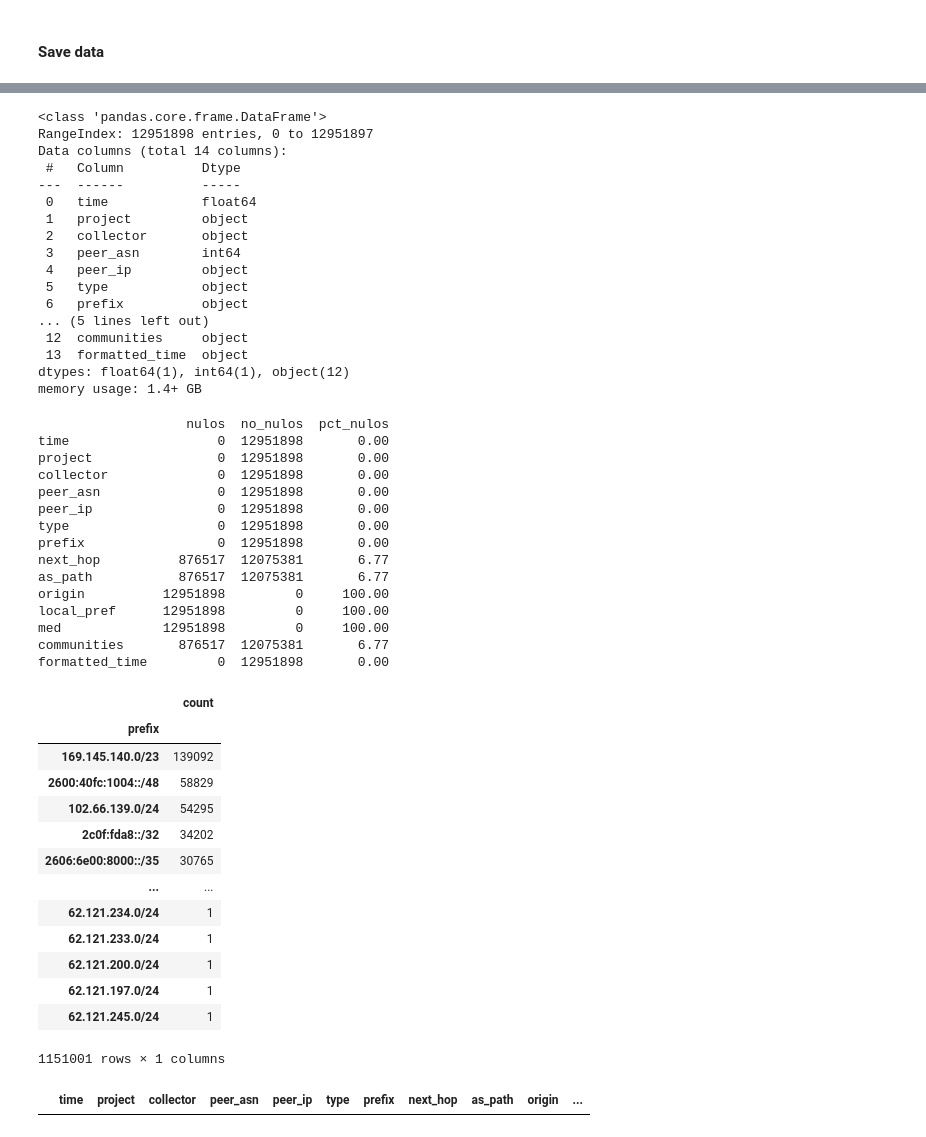
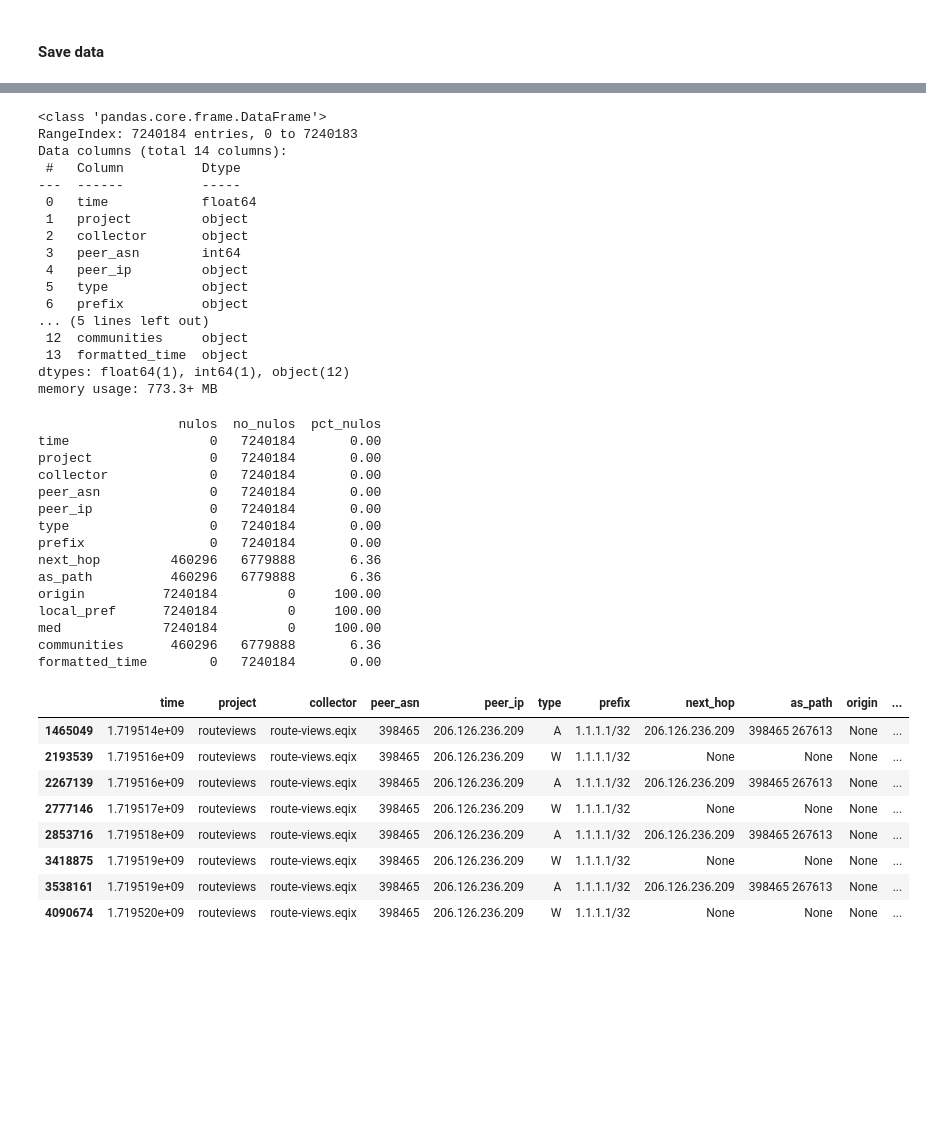
Before and after one commit to Proyecto-Integragor-Equipo-52/BGP-Hijacking-detection, a Jupyter notebook: notebooks/EDA_Chris.ipynb, the cells around one changed output, grey strips where cells are left out. Saved outputs shown, nothing was run; the diff lists cells and outputs as text; code cells hidden in the pictures; blank space fills up the shorter version.

```diff
--- a/notebooks/EDA_Chris.ipynb
+++ b/notebooks/EDA_Chris.ipynb
@@ -111,3 +112,7 @@ del df
 # %%
-df_parquet = pd.read_parquet('/home/chris/projects/BGP Hijacking detection/data/raw/cloudflare_june_27_2024.parquet',
+collector = "route-views.eqix"
+
+df_eqix = pd.read_parquet(f'/home/chris/projects/BGP Hijacking detection/data/raw/cloudflare_june_27_2024_{collector}.parquet',
                              engine='pyarrow')
+
+df_eqix.head(10)
@@ -128,8 +131,8 @@ df_parquet.head(10)
 # %%
-df_parquet.info()
+df_eqix.info()
 # %% [output]
 <class 'pandas.core.frame.DataFrame'>
-RangeIndex: 12951898 entries, 0 to 12951897
+RangeIndex: 7240184 entries, 0 to 7240183
 Data columns (total 14 columns):
  #   Column          Dtype
 ---  ------          -----
@@ -144,49 +147,40 @@ Data columns (total 14 columns):
  12  communities     object
  13  formatted_time  object
 dtypes: float64(1), int64(1), object(12)
-memory usage: 1.4+ GB
+memory usage: 773.3+ MB
 # %%
 null_stats = pd.DataFrame({
-    'nulos': df_parquet.isna().sum(),
-    'no_nulos': df_parquet.notna().sum(),
-    'pct_nulos': (df_parquet.isna().sum() / len(df_parquet) * 100).round(2)
+    'nulos': df_eqix.isna().sum(),
+    'no_nulos': df_eqix.notna().sum(),
+    'pct_nulos': (df_eqix.isna().sum() / len(df_eqix) * 100).round(2)
 })
 print(null_stats)
 # %% [output]
-                   nulos  no_nulos  pct_nulos
-time                   0  12951898       0.00
-project                0  12951898       0.00
-collector              0  12951898       0.00
-peer_asn               0  12951898       0.00
-peer_ip                0  12951898       0.00
-type                   0  12951898       0.00
-prefix                 0  12951898       0.00
-next_hop          876517  12075381       6.77
-as_path           876517  12075381       6.77
-origin          12951898         0     100.00
-local_pref      12951898         0     100.00
-med             12951898         0     100.00
-communities       876517  12075381       6.77
-formatted_time         0  12951898       0.00
+                  nulos  no_nulos  pct_nulos
+time                  0   7240184       0.00
+project               0   7240184       0.00
+collector             0   7240184       0.00
+peer_asn              0   7240184       0.00
+peer_ip               0   7240184       0.00
+type                  0   7240184       0.00
+prefix                0   7240184       0.00
+next_hop         460296   6779888       6.36
+as_path          460296   6779888       6.36
+origin          7240184         0     100.00
+local_pref      7240184         0     100.00
+med             7240184         0     100.00
+communities      460296   6779888       6.36
+formatted_time        0   7240184       0.00
-# %%
-df_parquet['prefix'].value_counts().to_frame()
-# %% [output]
-|  | count |
-| prefix |  |
-| 169.145.140.0/23 | 139092 |
-| 2600:40fc:1004::/48 | 58829 |
-| 102.66.139.0/24 | 54295 |
-| 2c0f:fda8::/32 | 34202 |
-| 2606:6e00:8000::/35 | 30765 |
-| ... | ... |
-| 62.121.234.0/24 | 1 |
-| 62.121.233.0/24 | 1 |
-| 62.121.200.0/24 | 1 |
-| 62.121.197.0/24 | 1 |
-| 62.121.245.0/24 | 1 |
-1151001 rows × 1 columns
 # %%
-df_parquet[df_parquet['prefix'] == '1.1.1.1/32' ]
+df_eqix[df_eqix['prefix'] == '1.1.1.1/32' ]
 # %% [output]
 |  | time | project | collector | peer_asn | peer_ip | type | prefix | next_hop | as_path | origin | ... |
+| 1465049 | 1.719514e+09 | routeviews | route-views.eqix | 398465 | 206.126.236.209 | A | 1.1.1.1/32 | 206.126.236.209 | 398465 267613 | None | ... |
+| 2193539 | 1.719516e+09 | routeviews | route-views.eqix | 398465 | 206.126.236.209 | W | 1.1.1.1/32 | None | None | None | ... |
+| 2267139 | 1.719516e+09 | routeviews | route-views.eqix | 398465 | 206.126.236.209 | A | 1.1.1.1/32 | 206.126.236.209 | 398465 267613 | None | ... |
+| 2777146 | 1.719517e+09 | routeviews | route-views.eqix | 398465 | 206.126.236.209 | W | 1.1.1.1/32 | None | None | None | ... |
+| 2853716 | 1.719518e+09 | routeviews | route-views.eqix | 398465 | 206.126.236.209 | A | 1.1.1.1/32 | 206.126.236.209 | 398465 267613 | None | ... |
+| 3418875 | 1.719519e+09 | routeviews | route-views.eqix | 398465 | 206.126.236.209 | W | 1.1.1.1/32 | None | None | None | ... |
+| 3538161 | 1.719519e+09 | routeviews | route-views.eqix | 398465 | 206.126.236.209 | A | 1.1.1.1/32 | 206.126.236.209 | 398465 267613 | None | ... |
+| 4090674 | 1.719520e+09 | routeviews | route-views.eqix | 398465 | 206.126.236.209 | W | 1.1.1.1/32 | None | None | None | ... |
 # %%
```
Also changed, not shown: parts of 24 cells of this notebook.
